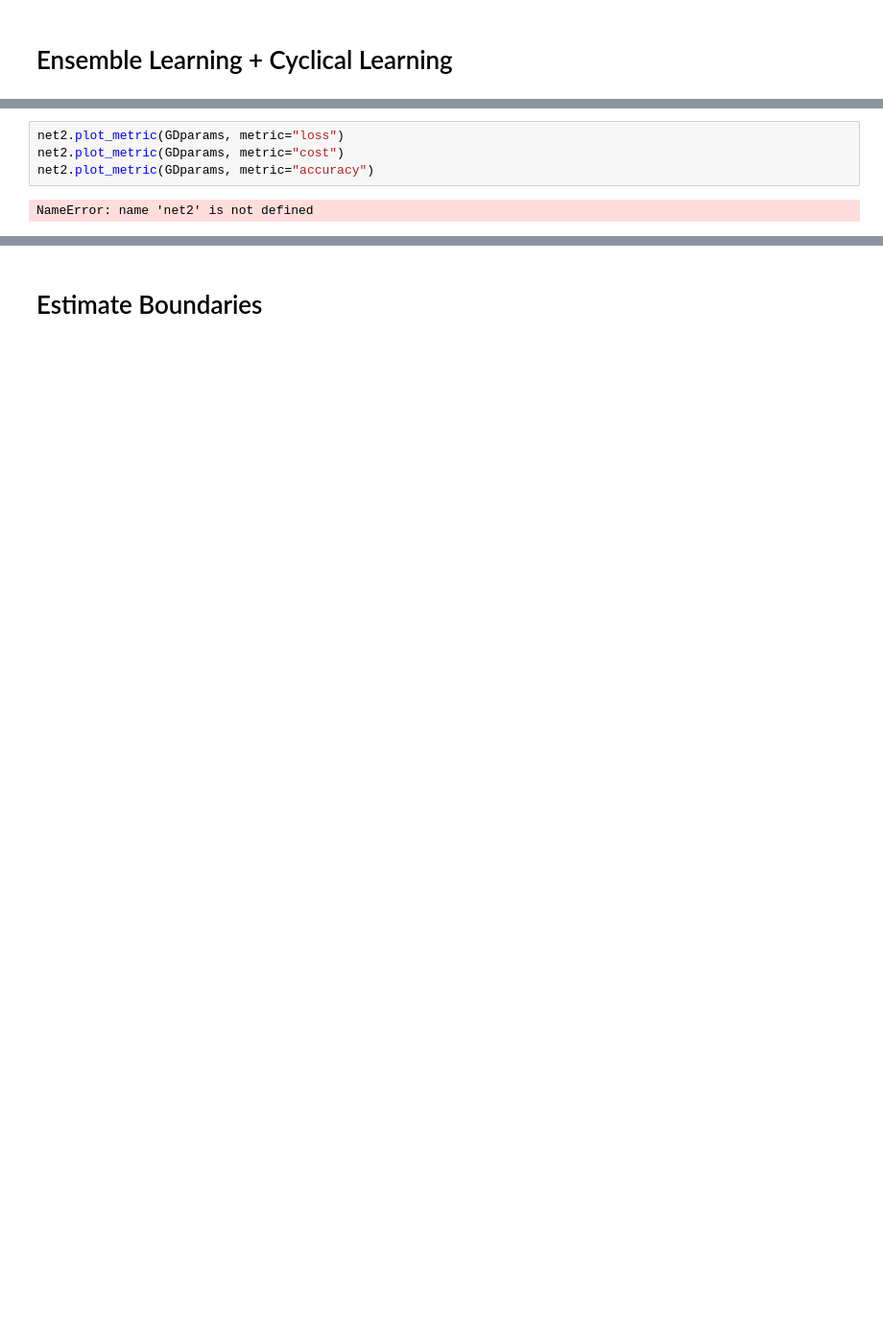
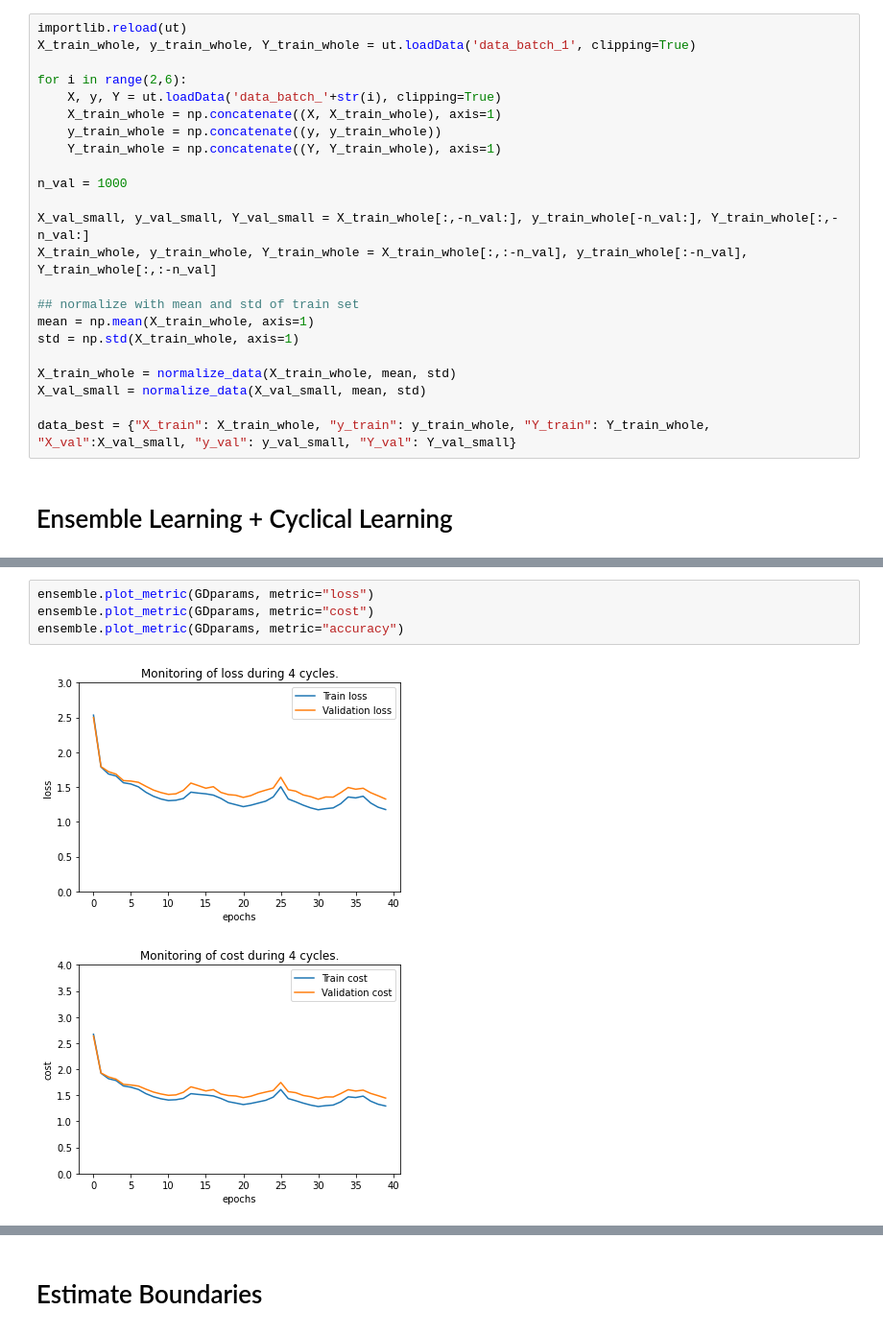
Before and after one commit to KenzaB27/dl_labs, a Jupyter notebook: lab2/bonus.ipynb, the cells around one changed output, grey strips where cells are left out. Shown at 96% size. Saved outputs shown, nothing was run; the diff lists cells and outputs as text; blank space fills up the shorter version.

```diff
--- a/lab2/bonus.ipynb
+++ b/lab2/bonus.ipynb
@@ -58,6 +58,29 @@ X_train_whole = normalize_data(X_train_whole, mean, std)
 X_val_small = normalize_data(X_val_small, mean, std)
 
 data_whole = {"X_train": X_train_whole, "y_train": y_train_whole, "Y_train": Y_train_whole, "X_val":X_val_small, "y_val": y_val_small, "Y_val": Y_val_small}
+# %%
+importlib.reload(ut)
+X_train_whole, y_train_whole, Y_train_whole = ut.loadData('data_batch_1', clipping=True)
+
+for i in range(2,6):
+    X, y, Y = ut.loadData('data_batch_'+str(i), clipping=True)
+    X_train_whole = np.concatenate((X, X_train_whole), axis=1)
+    y_train_whole = np.concatenate((y, y_train_whole))
+    Y_train_whole = np.concatenate((Y, Y_train_whole), axis=1)
+
+n_val = 1000
+
+X_val_small, y_val_small, Y_val_small = X_train_whole[:,-n_val:], y_train_whole[-n_val:], Y_train_whole[:,-n_val:]
+X_train_whole, y_train_whole, Y_train_whole = X_train_whole[:,:-n_val], y_train_whole[:-n_val], Y_train_whole[:,:-n_val]
+
+## normalize with mean and std of train set
+mean = np.mean(X_train_whole, axis=1)
+std = np.std(X_train_whole, axis=1)
+
+X_train_whole = normalize_data(X_train_whole, mean, std)
+X_val_small = normalize_data(X_val_small, mean, std)
+
+data_best = {"X_train": X_train_whole, "y_train": y_train_whole, "Y_train": Y_train_whole, "X_val":X_val_small, "y_val": y_val_small, "Y_val": Y_val_small}
 # %% [markdown]
 # Ensemble Learning + Cyclical Learning
 # %%
@@ -71,6 +109,7 @@ Update Step 0: train_acc=0.6943 | val_acc=0.462 | train_loss=0.9731502339632998
 # %%
-net2.plot_metric(GDparams, metric="loss")
-net2.plot_metric(GDparams, metric="cost")
-net2.plot_metric(GDparams, metric="accuracy")
+ensemble.plot_metric(GDparams, metric="loss")
+ensemble.plot_metric(GDparams, metric="cost")
+ensemble.plot_metric(GDparams, metric="accuracy")
 # %% [output]
-NameError: name 'net2' is not defined
+[figure, added]
+[figure, added]
```
Also changed, not shown: parts of 14 cells of this notebook, 2 other files.
